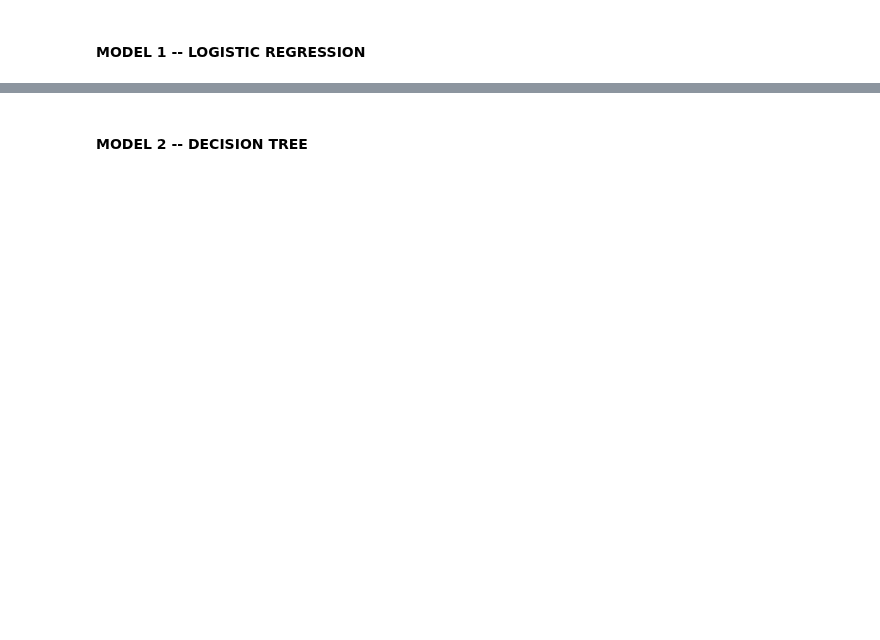
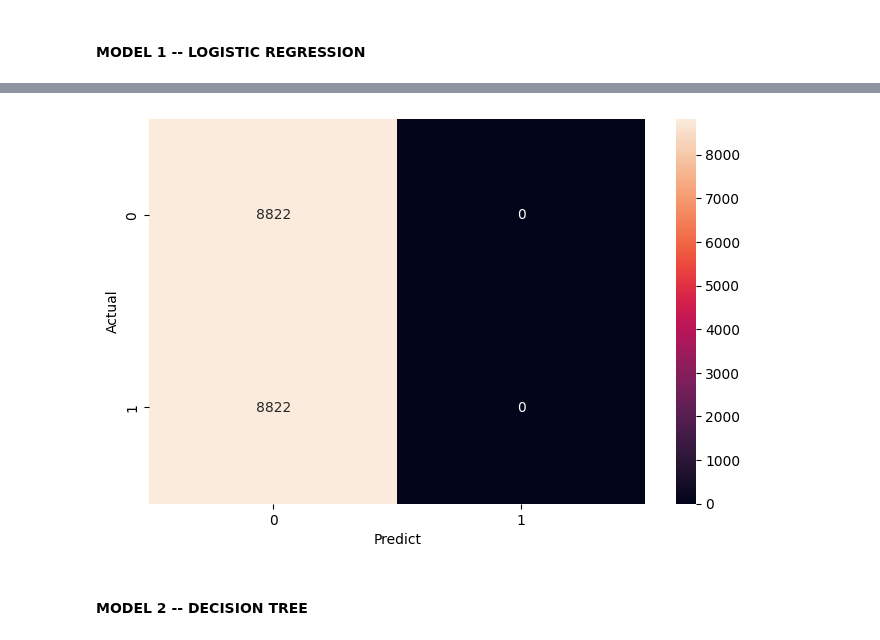
Before and after one commit to fransrexy/streamlit-predict_approval, a Jupyter notebook: sharing.ipynb, the cells around one changed output, grey strips where cells are left out. Saved outputs shown, nothing was run; the diff lists cells and outputs as text; code cells hidden in the pictures; blank space fills up the shorter version.

```diff
--- a/sharing.ipynb
+++ b/sharing.ipynb
@@ -537,3 +237,13 @@ fig.tight_layout()
+# %%
+y_pred = cross_val_predict (model1, X_res, y_res, cv=5)
+# %%
+f, ax = plt.subplots(figsize=(8,5))
+sns.heatmap(confusion_matrix(y_res, y_pred), annot=True, fmt=".0f", ax=ax)
+plt.xlabel("Predict")
+plt.ylabel("Actual")
+plt.show()
+# %% [output]
+[figure, added]
 # %% [markdown]
 #### MODEL 2 -- DECISION TREE
 # %%
```
Also changed, not shown: parts of 99 cells of this notebook.
